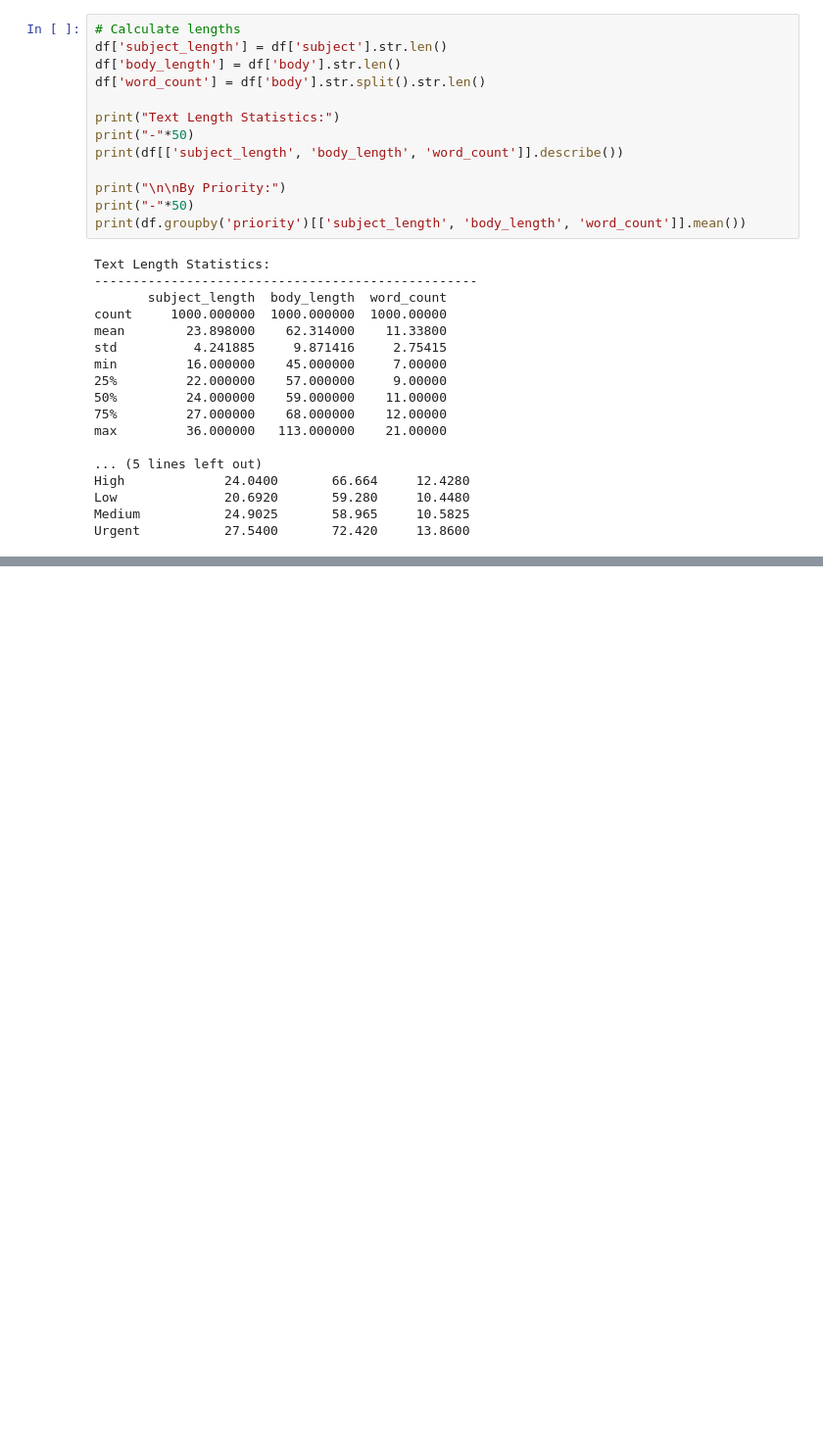
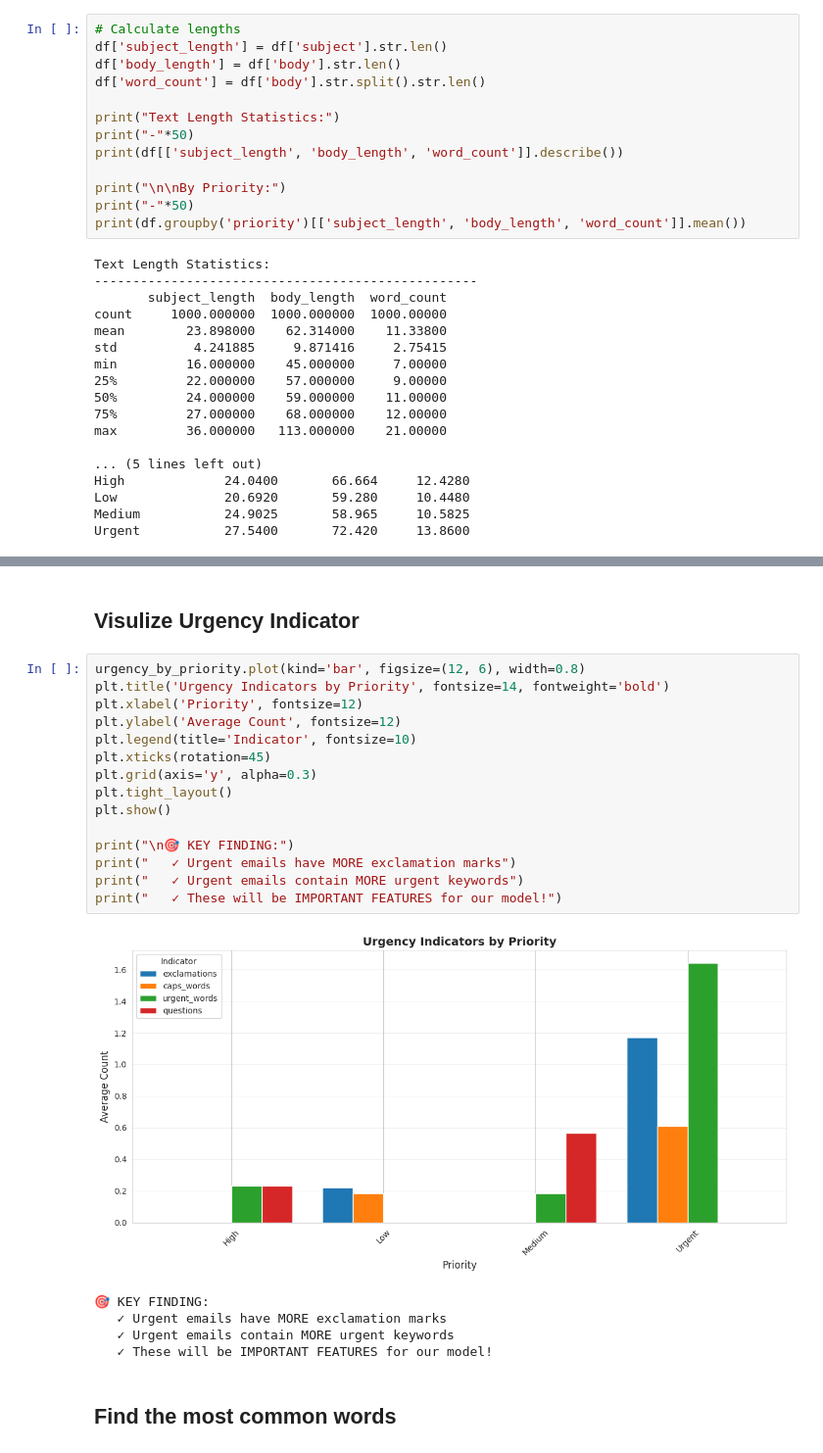
Before and after one commit to Nyxox-debug/triageai, a Jupyter notebook: notebooks/1-data-exploration.ipynb, the cells around one changed output, grey strips where cells are left out. Shown: that part at 98% size. Saved outputs shown, nothing was run; the diff lists cells and outputs as text; blank space fills up the shorter version.

```diff
--- a/notebooks/1-data-exploration.ipynb
+++ b/notebooks/1-data-exploration.ipynb
@@ -355,0 +433,25 @@ Urgent           27.5400       72.420     13.8600
+# %% [markdown]
+## Visulize Urgency Indicator
+# %%
+urgency_by_priority.plot(kind='bar', figsize=(12, 6), width=0.8)
+plt.title('Urgency Indicators by Priority', fontsize=14, fontweight='bold')
+plt.xlabel('Priority', fontsize=12)
+plt.ylabel('Average Count', fontsize=12)
+plt.legend(title='Indicator', fontsize=10)
+plt.xticks(rotation=45)
+plt.grid(axis='y', alpha=0.3)
+plt.tight_layout()
+plt.show()
+
+print("\n🎯 KEY FINDING:")
+print("   ✓ Urgent emails have MORE exclamation marks")
+print("   ✓ Urgent emails contain MORE urgent keywords")
+print("   ✓ These will be IMPORTANT FEATURES for our model!")
+# %% [output]
+[figure, added]
+🎯 KEY FINDING:
+   ✓ Urgent emails have MORE exclamation marks
+   ✓ Urgent emails contain MORE urgent keywords
+   ✓ These will be IMPORTANT FEATURES for our model!
+# %% [markdown]
+## Find the most common words
```
Also changed, not shown: parts of 11 cells of this notebook.
